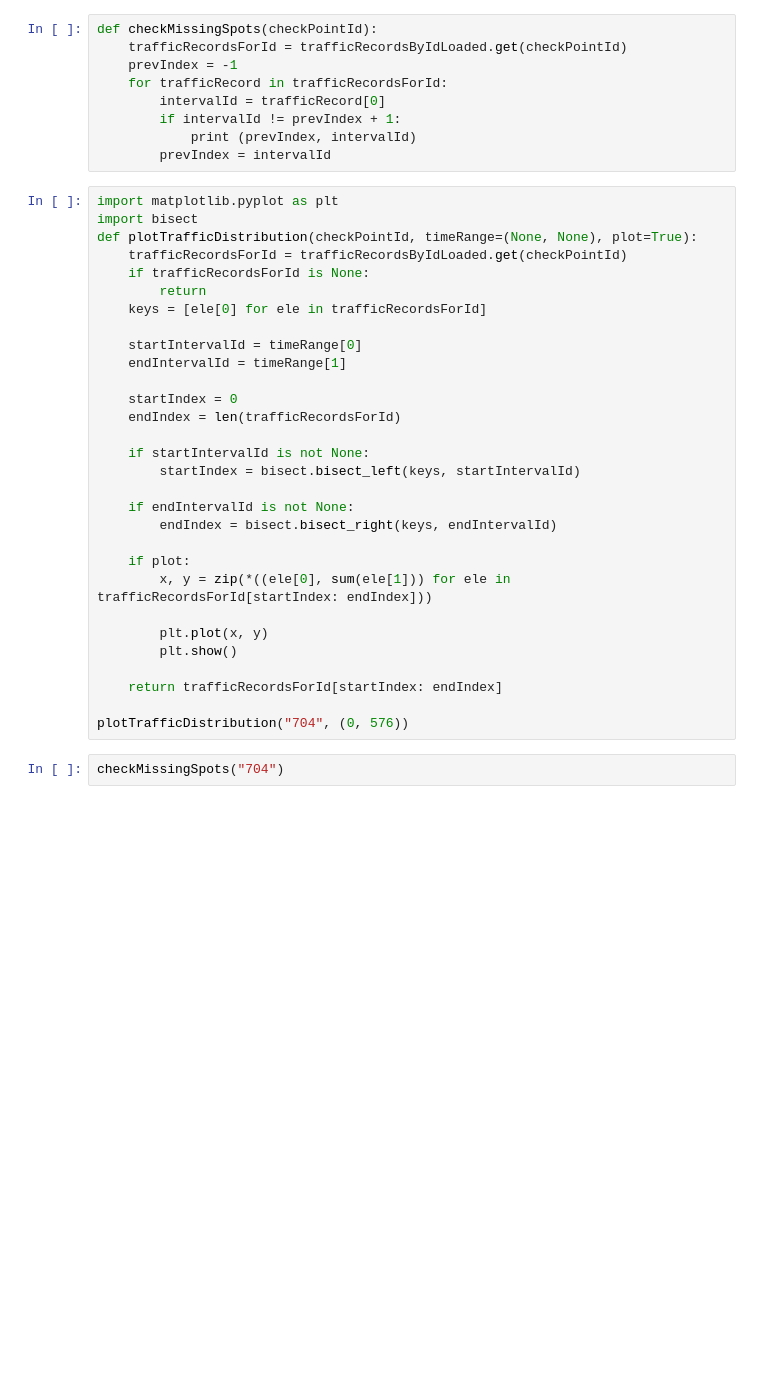
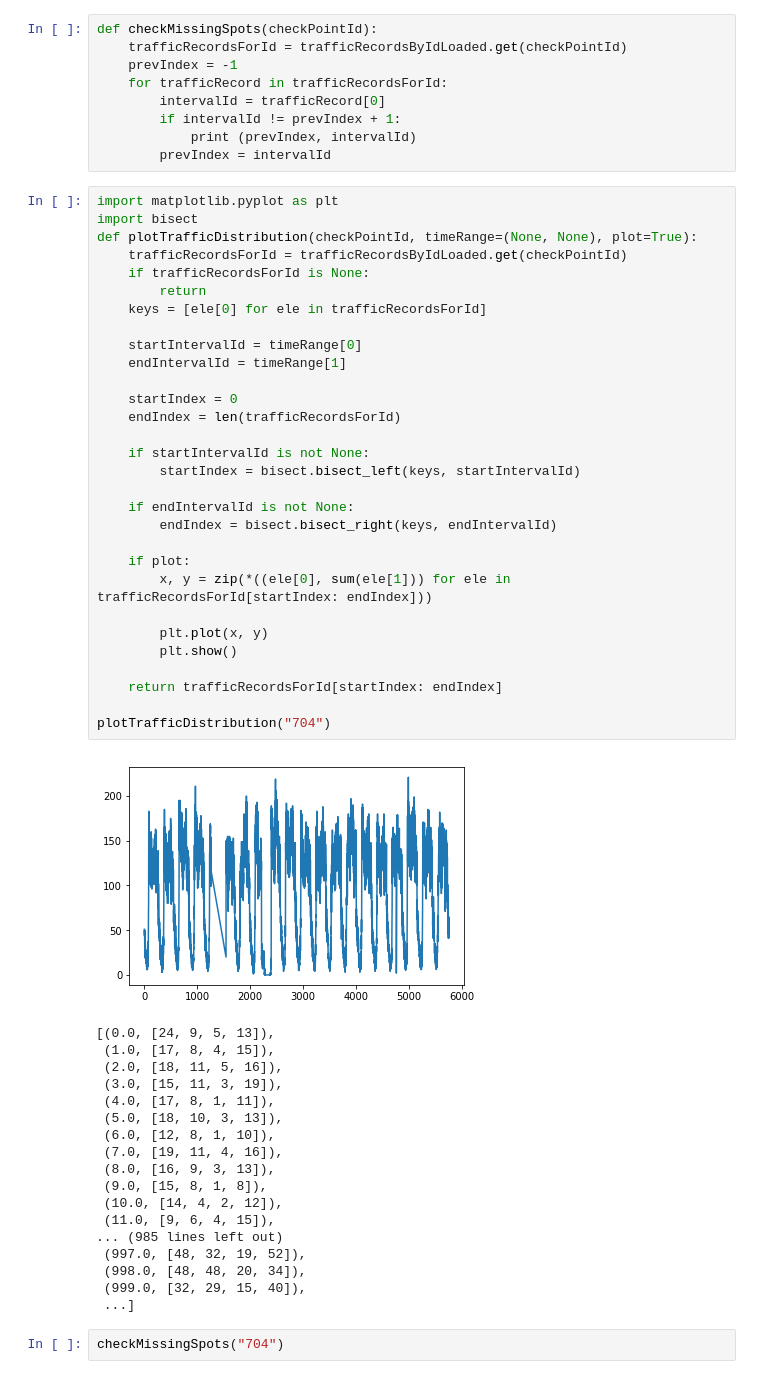
Before and after one commit to neoestod/traffic, a Jupyter notebook: traffic.ipynb, the cells around one changed output. Drawn from its saved outputs; the diff is of its cells as text; blank space fills up the shorter version.

Commit message:
Plot all data.

```diff
--- a/traffic.ipynb
+++ b/traffic.ipynb
@@ -67,33 +67,52 @@ def checkMissingSpots(checkPointId):
 # %%
 import matplotlib.pyplot as plt
 import bisect
 def plotTrafficDistribution(checkPointId, timeRange=(None, None), plot=True):
     trafficRecordsForId = trafficRecordsByIdLoaded.get(checkPointId)
     if trafficRecordsForId is None:
         return
     keys = [ele[0] for ele in trafficRecordsForId]
 
     startIntervalId = timeRange[0]
     endIntervalId = timeRange[1]
 
     startIndex = 0
     endIndex = len(trafficRecordsForId)
 
     if startIntervalId is not None:
         startIndex = bisect.bisect_left(keys, startIntervalId)
 
     if endIntervalId is not None:
         endIndex = bisect.bisect_right(keys, endIntervalId)
 
     if plot:
         x, y = zip(*((ele[0], sum(ele[1])) for ele in trafficRecordsForId[startIndex: endIndex]))
 
         plt.plot(x, y)
         plt.show()
 
     return trafficRecordsForId[startIndex: endIndex]
 
-plotTrafficDistribution("704", (0, 576))
+plotTrafficDistribution("704")
+# %% [output]
+[figure, added]
+[(0.0, [24, 9, 5, 13]),
+ (1.0, [17, 8, 4, 15]),
+ (2.0, [18, 11, 5, 16]),
+ (3.0, [15, 11, 3, 19]),
+ (4.0, [17, 8, 1, 11]),
+ (5.0, [18, 10, 3, 13]),
+ (6.0, [12, 8, 1, 10]),
+ (7.0, [19, 11, 4, 16]),
+ (8.0, [16, 9, 3, 13]),
+ (9.0, [15, 8, 1, 8]),
+ (10.0, [14, 4, 2, 12]),
+ (11.0, [9, 6, 4, 15]),
+... (985 lines left out)
+ (997.0, [48, 32, 19, 52]),
+ (998.0, [48, 48, 20, 34]),
+ (999.0, [32, 29, 15, 40]),
+ ...]
 # %%
 checkMissingSpots("704")
 # %%
```
Also changed, not shown: parts of 1 cell of this notebook.
